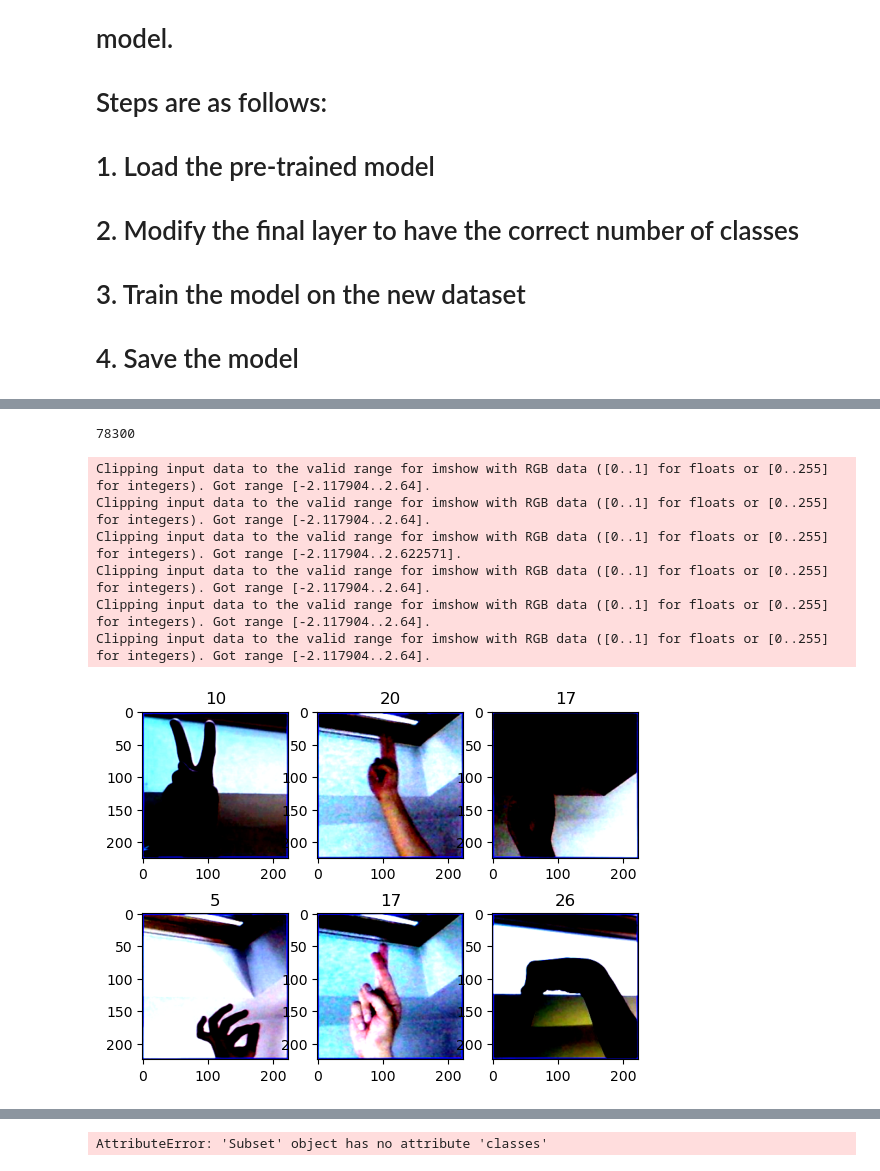
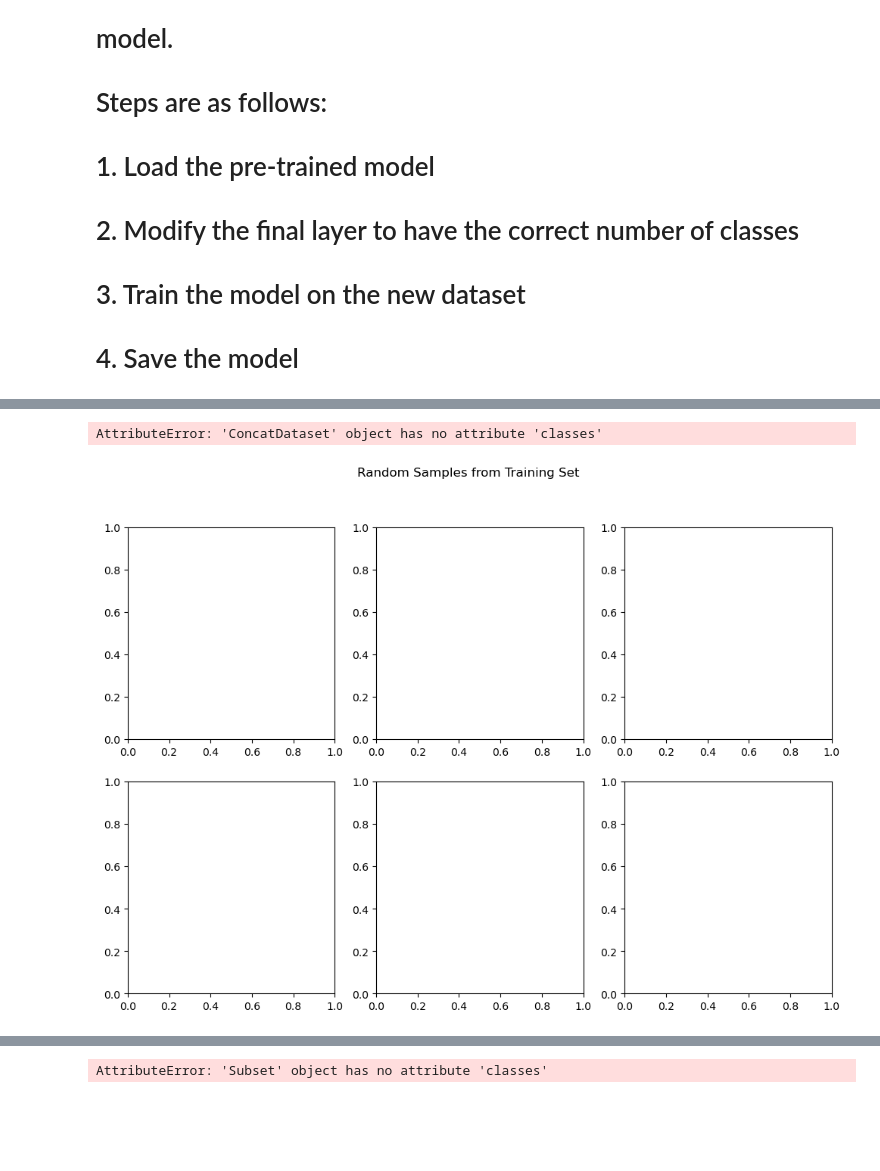
Before and after one commit to SJacoboZavaleta/hand_gesture_detection, a Jupyter notebook: src/mobilenet_CNN/training_scripts/mobilenet_training.ipynb, the cells around one changed output, grey strips where cells are left out. Saved outputs shown, nothing was run; the diff lists cells and outputs as text; code cells hidden in the pictures; blank space fills up the shorter version.

```diff
--- a/src/mobilenet_CNN/training_scripts/mobilenet_training.ipynb
+++ b/src/mobilenet_CNN/training_scripts/mobilenet_training.ipynb
@@ -80,19 +98,55 @@ Number of images in the test set: 8700
-# %%
-print(len(train_data))
-# %% [output]
-78300
-# %%
-# show 6 random training images
-for i in range(6):
-    plt.subplot(2, 3, i + 1)
-    plt.imshow(train_data[i][0].permute(1, 2, 0))
-    plt.title(train_data[i][1])
-plt.show()
-# %% [output]
-Clipping input data to the valid range for imshow with RGB data ([0..1] for floats or [0..255] for integers). Got range [-2.117904..2.64].
-Clipping input data to the valid range for imshow with RGB data ([0..1] for floats or [0..255] for integers). Got range [-2.117904..2.64].
-Clipping input data to the valid range for imshow with RGB data ([0..1] for floats or [0..255] for integers). Got range [-2.117904..2.622571].
-Clipping input data to the valid range for imshow with RGB data ([0..1] for floats or [0..255] for integers). Got range [-2.117904..2.64].
-Clipping input data to the valid range for imshow with RGB data ([0..1] for floats or [0..255] for integers). Got range [-2.117904..2.64].
-Clipping input data to the valid range for imshow with RGB data ([0..1] for floats or [0..255] for integers). Got range [-2.117904..2.64].
-[figure, removed]
+# %%
+# Plot random samples from training and test sets
+import matplotlib.pyplot as plt
+import numpy as np
+import torchvision.transforms as T
+
+def show_random_images(dataset, num_images=6, title=""):
+    # Create inverse transform to convert tensors back to images
+    inv_normalize = T.Normalize(
+        mean=[-0.485/0.229, -0.456/0.224, -0.406/0.225],
+        std=[1/0.229, 1/0.224, 1/0.225]
+    )
+
+    # Create figure
+    fig, axes = plt.subplots(2, 3, figsize=(12, 8))
+    fig.suptitle(title)
+
+    # Get random indices
+    indices = np.random.choice(len(dataset), num_images, replace=False)
+
+    for idx, ax in zip(indices, axes.flat):
+        # Get image and label
+        img, label = dataset[idx]
+
+        # Convert tensor back to image
+        img = inv_normalize(img)
+        img = torch.clamp(img, 0, 1)
+
+        # Convert to numpy and transpose
+        img = img.numpy().transpose(1, 2, 0)
+
+        # Get class name from dataset
+        if hasattr(dataset, 'classes'):
+            class_name = dataset.classes[label]
+        else:
+            # For subset, get classes from original dataset
+            class_name = dataset.dataset.classes[label]
+
+        # Display image
+        ax.imshow(img)
+        ax.axis('off')
+        # Make title more descriptive with both label index and class name
+        ax.set_title(f'Label {label}: {class_name}', fontsize=8, wrap=True)
+
+    plt.tight_layout()
+    plt.show()
+
+# Show random images from training set
+show_random_images(train_data, title="Random Samples from Training Set")
+
+# Show random images from test set
+show_random_images(test_data, title="Random Samples from Test Set")
+# %% [output]
+AttributeError: 'ConcatDataset' object has no attribute 'classes'
+[figure, added]
```
Also changed, not shown: parts of 3 cells of this notebook, 3 other files.
